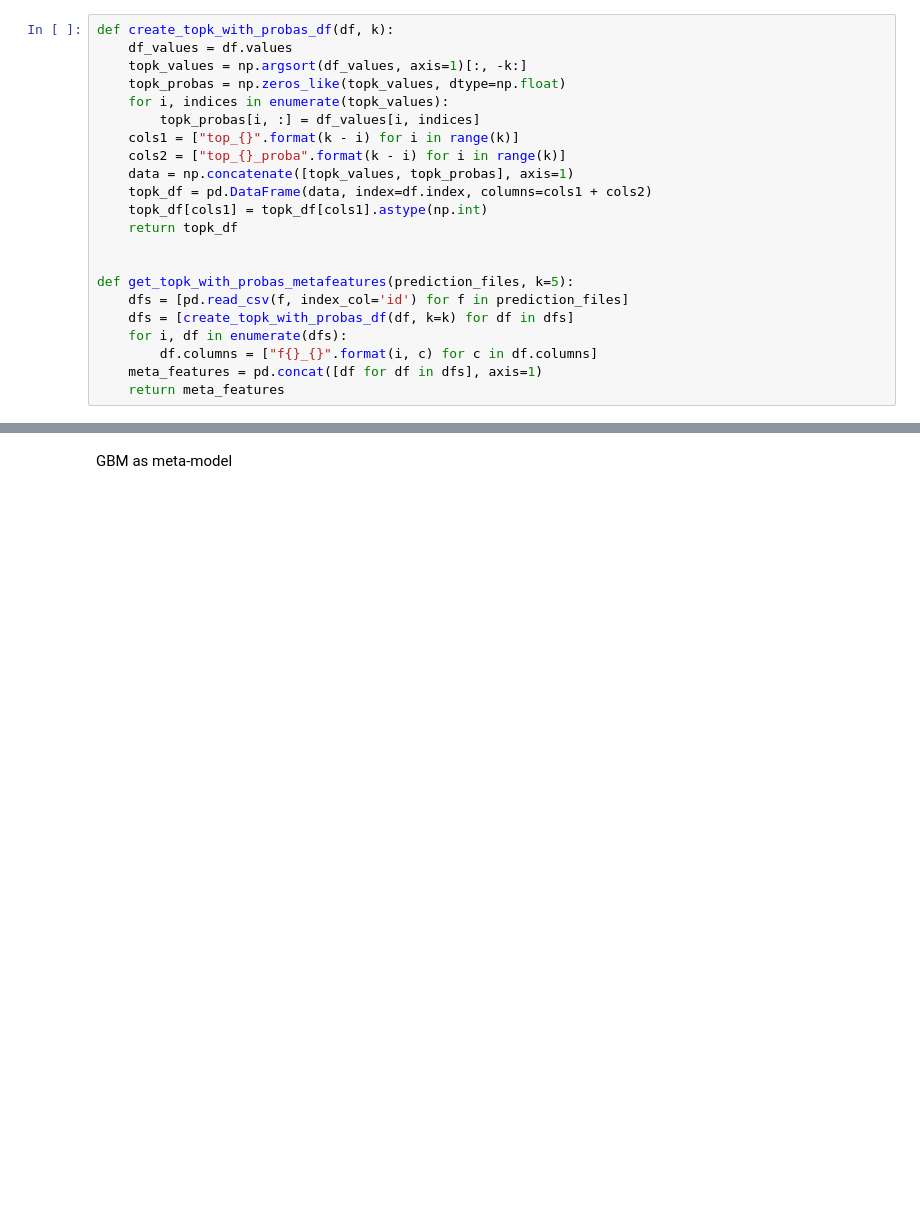
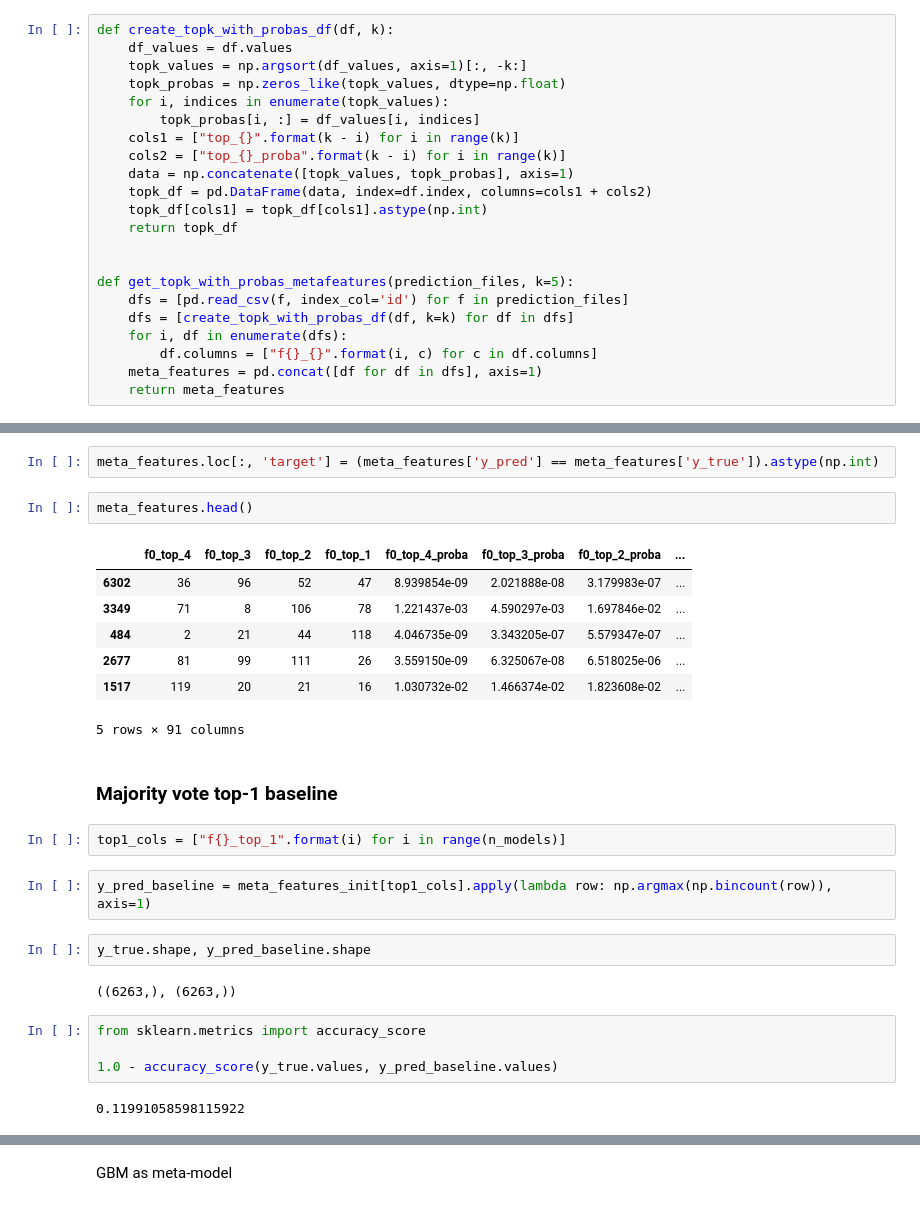
Before and after one commit to vfdev-5/ignite-examples, a Jupyter notebook: classification/imaterialist_challenge_furniture_2018/notebooks/check_train_meta_binary.ipynb, the cells around one changed output, grey strips where cells are left out. Drawn from its saved outputs; the diff is of its cells as text; blank space fills up the shorter version.

```diff
--- a/classification/imaterialist_challenge_furniture_2018/notebooks/check_train_meta_binary.ipynb
+++ b/classification/imaterialist_challenge_furniture_2018/notebooks/check_train_meta_binary.ipynb
@@ -280,0 +110,28 @@ y_test = y_total[test_index]
+# %%
+meta_features.loc[:, 'target'] = (meta_features['y_pred'] == meta_features['y_true']).astype(np.int)
+# %%
+meta_features.head()
+# %% [output]
+|  | f0_top_4 | f0_top_3 | f0_top_2 | f0_top_1 | f0_top_4_proba | f0_top_3_proba | f0_top_2_proba | ... |
+| 6302 | 36 | 96 | 52 | 47 | 8.939854e-09 | 2.021888e-08 | 3.179983e-07 | ... |
+| 3349 | 71 | 8 | 106 | 78 | 1.221437e-03 | 4.590297e-03 | 1.697846e-02 | ... |
+| 484 | 2 | 21 | 44 | 118 | 4.046735e-09 | 3.343205e-07 | 5.579347e-07 | ... |
+| 2677 | 81 | 99 | 111 | 26 | 3.559150e-09 | 6.325067e-08 | 6.518025e-06 | ... |
+| 1517 | 119 | 20 | 21 | 16 | 1.030732e-02 | 1.466374e-02 | 1.823608e-02 | ... |
+5 rows × 91 columns
+# %% [markdown]
+### Majority vote top-1 baseline
+# %%
+top1_cols = ["f{}_top_1".format(i) for i in range(n_models)]
+# %%
+y_pred_baseline = meta_features_init[top1_cols].apply(lambda row: np.argmax(np.bincount(row)), axis=1)
+# %%
+y_true.shape, y_pred_baseline.shape
+# %% [output]
+((6263,), (6263,))
+# %%
+from sklearn.metrics import accuracy_score
+
+1.0 - accuracy_score(y_true.values, y_pred_baseline.values)
+# %% [output]
+0.11991058598115922
```
Also changed, not shown: parts of 99 cells of this notebook, 12 other files.
